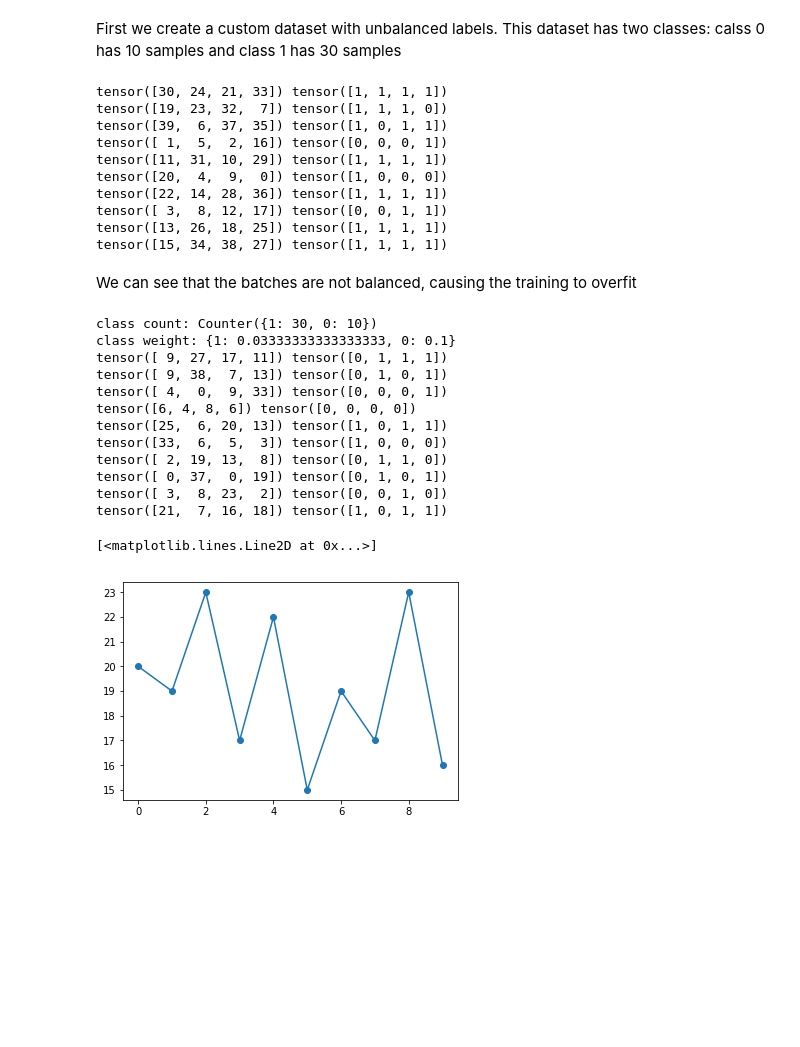
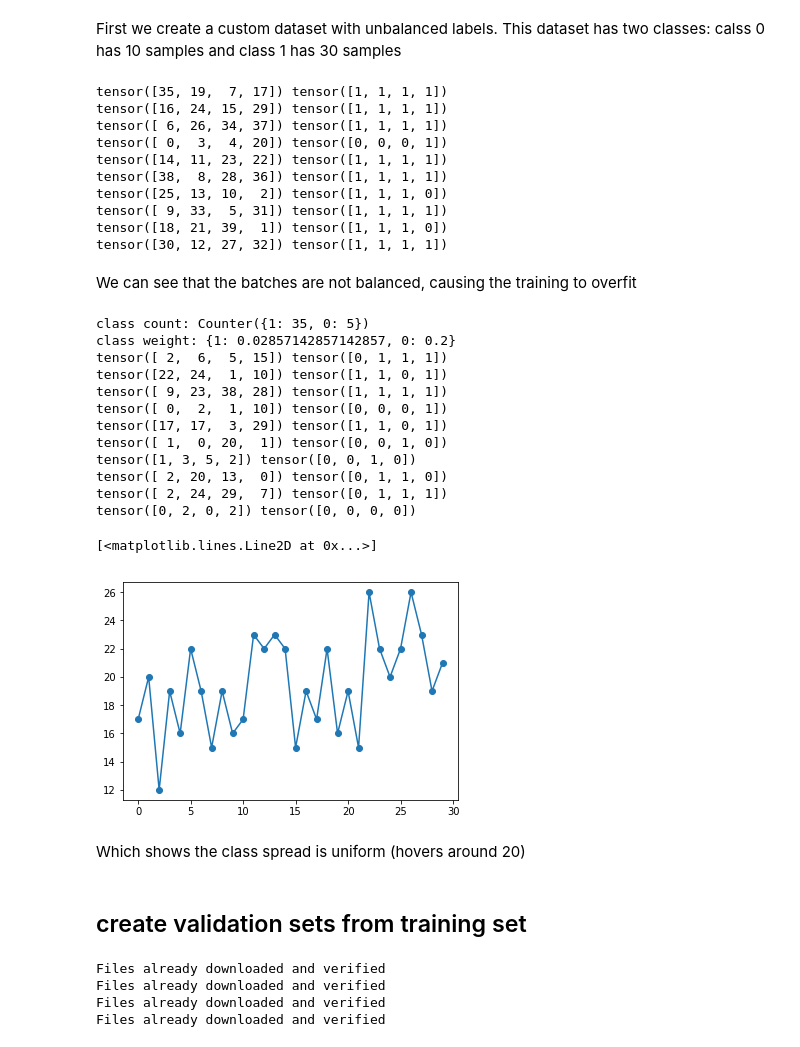
Before and after one commit to syadegari/pytorch_exercises, a Jupyter notebook: Samplers.ipynb, the cells around one changed output. Saved outputs shown, nothing was run; the diff lists cells and outputs as text; code cells hidden in the pictures; blank space fills up the shorter version.

Commit message:
Adding more examples for dealing with proper datasets like MNIST and CIFAR

```diff
--- a/Samplers.ipynb
+++ b/Samplers.ipynb
@@ -66,7 +66,7 @@ First we create a custom dataset with unbalanced labels. This dataset has two cl
 class Dset(torch.utils.data.Dataset):
     def __init__(self):
         super(Dset, self).__init__()
-        x = list(zip(np.arange(40), [0]*10 + [1]*30))
+        x = list(zip(np.arange(40), [0]*5 + [1]*35))
         np.random.shuffle(x)
         self.data = torch.tensor([y for (y, _) in x])
         self.targets = [y for (_, y) in x ]
@@ -79,21 +79,21 @@ class Dset(torch.utils.data.Dataset):
 
 dset = Dset()
 # %%
-# a simple random sampler
+# a simple uniform random sampler
 dl = DataLoader(dset, batch_size=4, shuffle=True)
 for x, y in dl:
     print(x, y)
 # %% [output]
-tensor([30, 24, 21, 33]) tensor([1, 1, 1, 1])
-tensor([19, 23, 32,  7]) tensor([1, 1, 1, 0])
-tensor([39,  6, 37, 35]) tensor([1, 0, 1, 1])
-tensor([ 1,  5,  2, 16]) tensor([0, 0, 0, 1])
-tensor([11, 31, 10, 29]) tensor([1, 1, 1, 1])
-tensor([20,  4,  9,  0]) tensor([1, 0, 0, 0])
-tensor([22, 14, 28, 36]) tensor([1, 1, 1, 1])
-tensor([ 3,  8, 12, 17]) tensor([0, 0, 1, 1])
-tensor([13, 26, 18, 25]) tensor([1, 1, 1, 1])
-tensor([15, 34, 38, 27]) tensor([1, 1, 1, 1])
+tensor([35, 19,  7, 17]) tensor([1, 1, 1, 1])
+tensor([16, 24, 15, 29]) tensor([1, 1, 1, 1])
+tensor([ 6, 26, 34, 37]) tensor([1, 1, 1, 1])
+tensor([ 0,  3,  4, 20]) tensor([0, 0, 0, 1])
+tensor([14, 11, 23, 22]) tensor([1, 1, 1, 1])
+tensor([38,  8, 28, 36]) tensor([1, 1, 1, 1])
+tensor([25, 13, 10,  2]) tensor([1, 1, 1, 0])
+tensor([ 9, 33,  5, 31]) tensor([1, 1, 1, 1])
+tensor([18, 21, 39,  1]) tensor([1, 1, 1, 0])
+tensor([30, 12, 27, 32]) tensor([1, 1, 1, 1])
 # %% [markdown]
 We can see that the batches are not balanced, causing the training to overfit
 # %%
@@ -114,27 +114,31 @@ dl = DataLoader(dset, batch_size=batch_size,
 for x, y in dl:
     print(x, y)
 # %% [output]
-class count: Counter({1: 30, 0: 10})
-class weight: {1: 0.03333333333333333, 0: 0.1}
-tensor([ 9, 27, 17, 11]) tensor([0, 1, 1, 1])
-tensor([ 9, 38,  7, 13]) tensor([0, 1, 0, 1])
-tensor([ 4,  0,  9, 33]) tensor([0, 0, 0, 1])
-tensor([6, 4, 8, 6]) tensor([0, 0, 0, 0])
-tensor([25,  6, 20, 13]) tensor([1, 0, 1, 1])
-tensor([33,  6,  5,  3]) tensor([1, 0, 0, 0])
-tensor([ 2, 19, 13,  8]) tensor([0, 1, 1, 0])
-tensor([ 0, 37,  0, 19]) tensor([0, 1, 0, 1])
-tensor([ 3,  8, 23,  2]) tensor([0, 0, 1, 0])
-tensor([21,  7, 16, 18]) tensor([1, 0, 1, 1])
+class count: Counter({1: 35, 0: 5})
+class weight: {1: 0.02857142857142857, 0: 0.2}
+tensor([ 2,  6,  5, 15]) tensor([0, 1, 1, 1])
+tensor([22, 24,  1, 10]) tensor([1, 1, 0, 1])
+tensor([ 9, 23, 38, 28]) tensor([1, 1, 1, 1])
+tensor([ 0,  2,  1, 10]) tensor([0, 0, 0, 1])
+tensor([17, 17,  3, 29]) tensor([1, 1, 0, 1])
+tensor([ 1,  0, 20,  1]) tensor([0, 0, 1, 0])
+tensor([1, 3, 5, 2]) tensor([0, 0, 1, 0])
+tensor([ 2, 20, 13,  0]) tensor([0, 1, 1, 0])
+tensor([ 2, 24, 29,  7]) tensor([0, 1, 1, 1])
+tensor([0, 2, 0, 2]) tensor([0, 0, 0, 0])
 # %%
 ys_sum = []
-for i in range(10):
+for i in range(30):
     ys = torch.tensor([], dtype=torch.long)
     for x, y in dl:
         ys = torch.cat([ys, y])
 
     ys_sum.append(torch.sum(ys))
 plt.plot(ys_sum, '-o')
 # %% [output]
 [<matplotlib.lines.Line2D at 0x...>]
-[figure, old version]
+[figure, new version]
+# %% [markdown]
+Which shows the class spread is uniform (hovers around 20)
+# %% [markdown]
+## create validation sets from training set
@@ -140,0 +149,24 @@ plt.plot(ys_sum, '-o')
+# %%
+import torchvision.transforms as transforms
+import torch.utils.data.sampler as sampler
+from torch.utils.data import DataLoader
+
+transformers = transforms.Compose([
+    transforms.Resize(28),
+    transforms.CenterCrop(28),
+    transforms.ToTensor()])
+
+MNIST_train, MNIST_test = datasets(torchvision.datasets.MNIST, '.', transformers)
+
+transformers = transforms.Compose([
+    transforms.Resize(32),
+    transforms.CenterCrop(32),
+    transforms.ToTensor()])
+
+CIFAR10_train, CIFAR10_test = datasets(torchvision.datasets.CIFAR10, '.', transformers)
+CIFAR100_train, CIFAR100_test = datasets(torchvision.datasets.CIFAR100, '.', transformers)
+# %% [output]
+Files already downloaded and verified
+Files already downloaded and verified
+Files already downloaded and verified
+Files already downloaded and verified
```
Also changed, not shown: parts of 15 cells of this notebook.
